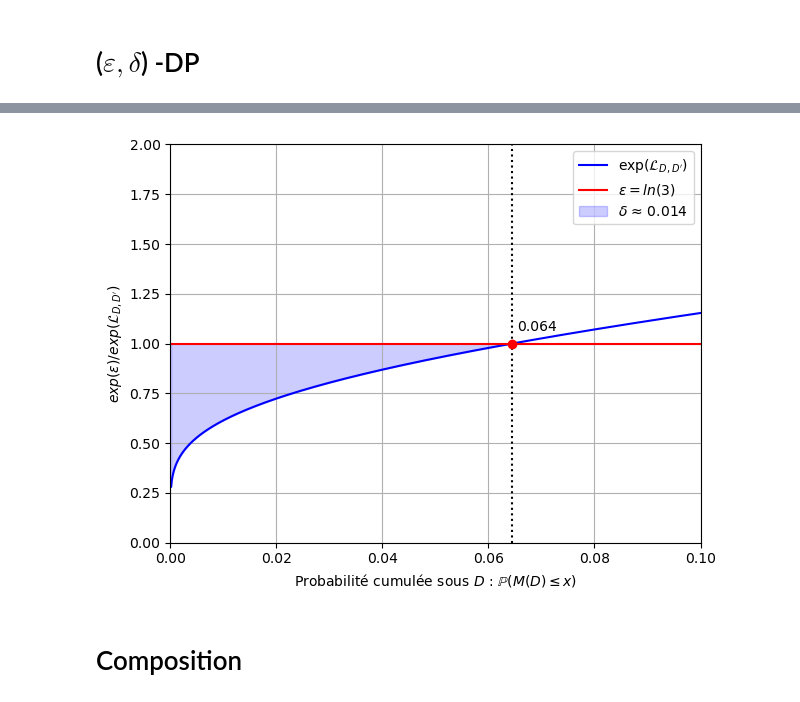
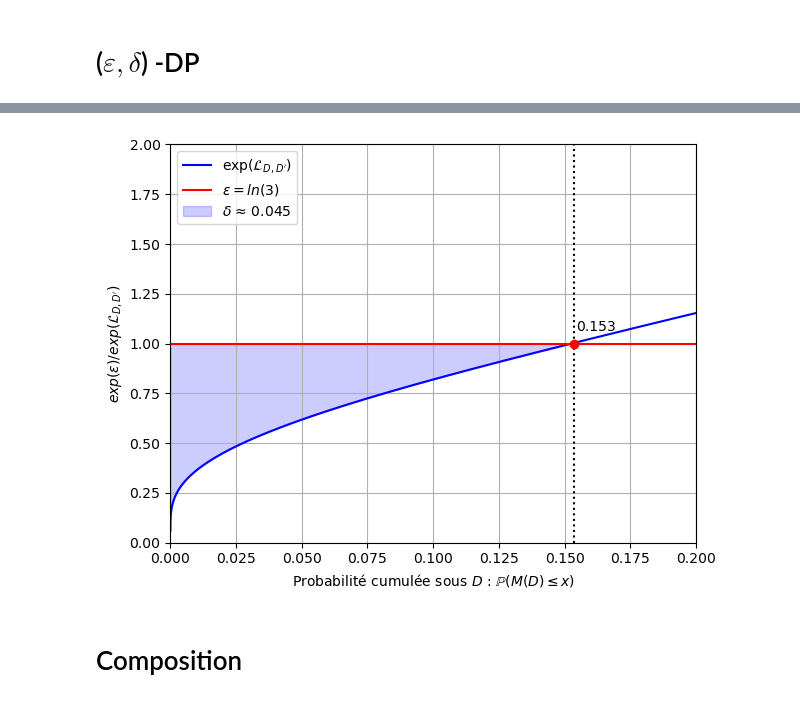
Before and after one commit to InseeFrLab/diff-privacy, a Jupyter notebook: Understand_dp.ipynb, the cells around one changed output, grey strips where cells are left out. Drawn from its saved outputs; the diff is of its cells as text; code cells hidden in the pictures.

```diff
--- a/Understand_dp.ipynb
+++ b/Understand_dp.ipynb
@@ -192,7 +193,7 @@ from scipy.stats import norm
 
 # Paramètres
 mu1, mu2 = 100, 101
-b = 2 / (np.log(3))**2
+b = np.sqrt(2) / np.log(3)
 
 # Axe des x (comptages bruités)
 x = np.linspace(94, 106, 1000)
@@ -206,36 +207,36 @@ cdf_y1 = norm.cdf(x, loc=mu1, scale=b)  # P(M(D) ≤ x)
 
 # Calcul de l'exponentielle de la perte de confidentialité
 ratio = y1 / y2  # = exp(𝓛)
 
 idx_min_2 = np.argmin(np.abs(ratio -3))
 x_min_2 = x[idx_min_2]
 cdf_min_2 = cdf_y1[idx_min_2]
 y_min_2 = ratio[idx_min_2]
 
 # Tracé
 plt.plot(cdf_y1, 3/ratio, color='blue', label=r"$\exp(\mathcal{L}_{D, D'})$")
 
 plt.axhline(y=1, color='red', label=r"$\varepsilon = ln(3)$")
 plt.axvline(x=cdf_min_2, linestyle='dotted', color='black')
 plt.plot(cdf_min_2, 1, 'o', color='red')
 plt.text(cdf_min_2 + 0.001, 1+0.05, f"{cdf_min_2:.3f}", verticalalignment='bottom', color='black')
 
-area = np.trapezoid(np.abs(1 - 3/ratio[:idx_min_2]), cdf_y1[:idx_min_2])
+area = np.trapezoid(1 - 3/ratio[:idx_min_2], cdf_y1[:idx_min_2])
 
 # Remplissage de l’aire sous la courbe bleue jusqu’à 100.5
 plt.fill_between(cdf_y1[1:idx_min_2], y1= 3/ratio[1:idx_min_2], y2= 1, color='blue', alpha=0.2, label=rf"$\delta$ ≈ {area:.3f}")
 
 # Mise en forme
 plt.xlabel(r"Probabilité cumulée sous $D$ : $\mathbb{P}(M(D) \leq x)$")
 plt.ylabel(r"$exp(\varepsilon)/exp(\mathcal{L}_{D, D'})$")
-plt.xlim(0,0.1)
+plt.xlim(0,0.2)
 plt.ylim(0,2)
 plt.grid(True)
 plt.legend()
 plt.tight_layout()
 plt.show()
 # %% [output]
-[figure, old version]
+[figure, new version]
 # %% [markdown]
 # Composition
 # %%
```
Also changed, not shown: parts of 2 cells of this notebook.
